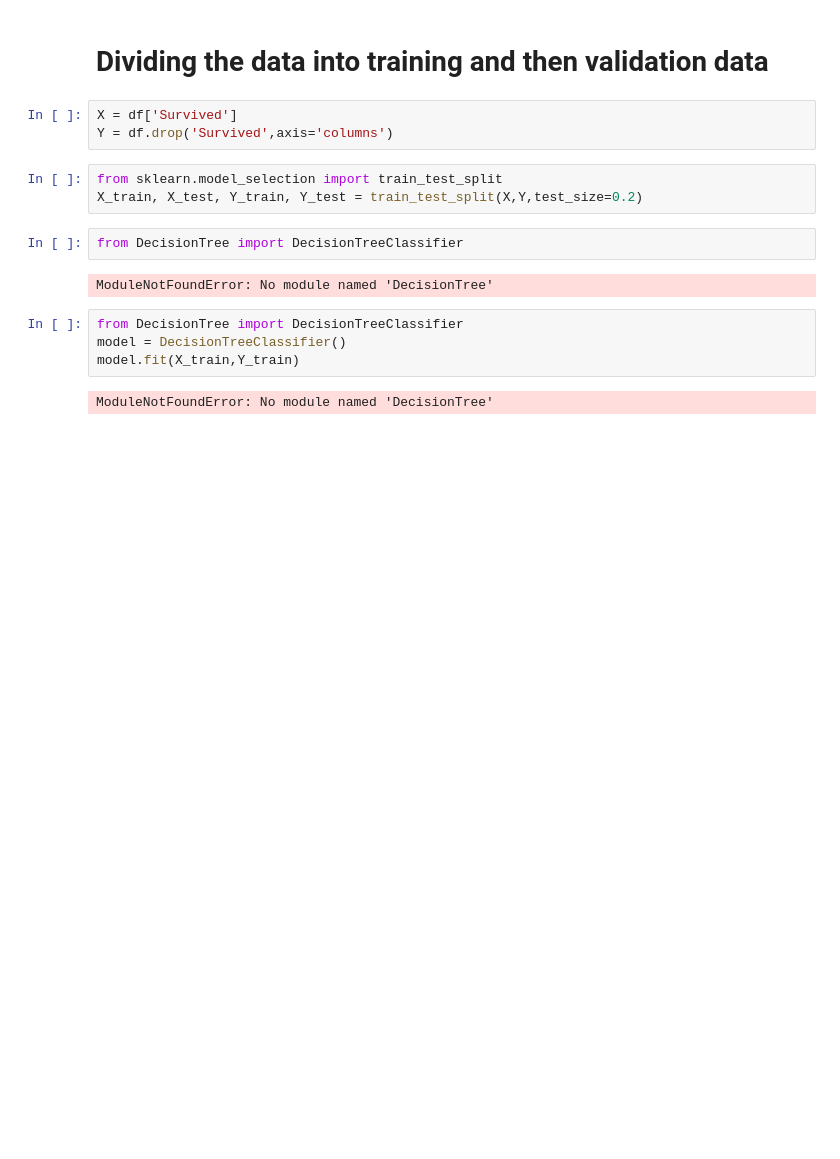
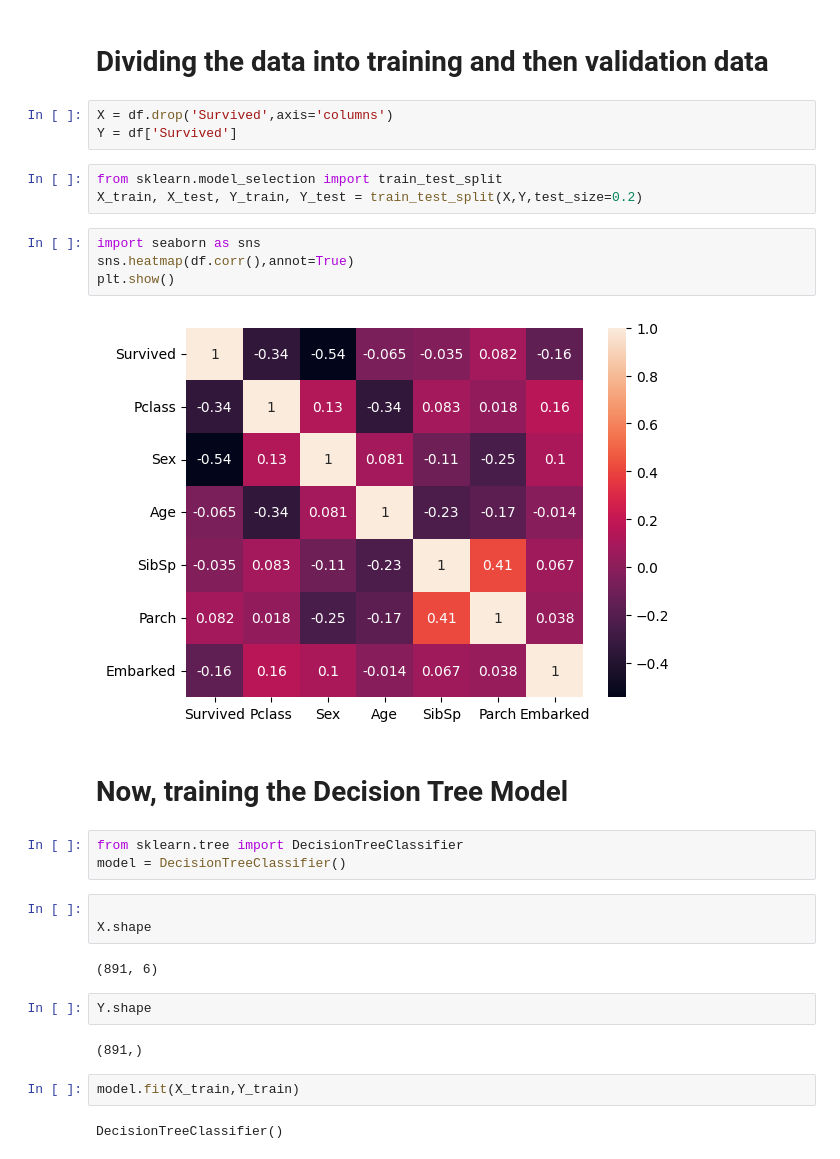
Before and after one commit to SuryaPS3/MachineLearningJourney, a Jupyter notebook: Decision_tree/salaries.ipynb, the cells around one changed output. Saved outputs shown, nothing was run; the diff lists cells and outputs as text; blank space fills up the shorter version.

Commit message:
Decision Tree

```diff
--- a/Decision_tree/salaries.ipynb
+++ b/Decision_tree/salaries.ipynb
@@ -102,18 +102,32 @@ dtype: int64
 # %% [markdown]
 # Dividing the data into training and then validation data
 # %%
-X = df['Survived']
-Y = df.drop('Survived',axis='columns')
+X = df.drop('Survived',axis='columns')
+Y = df['Survived']
 # %%
 from sklearn.model_selection import train_test_split
 X_train, X_test, Y_train, Y_test = train_test_split(X,Y,test_size=0.2)
+# %%
+import seaborn as sns
+sns.heatmap(df.corr(),annot=True)
+plt.show()
+# %% [output]
+[figure, added]
+# %% [markdown]
+# Now, training the Decision Tree Model
 # %%
-from DecisionTree import DecisionTreeClassifier
+from sklearn.tree import DecisionTreeClassifier
+model = DecisionTreeClassifier()
-# %% [output]
-ModuleNotFoundError: No module named 'DecisionTree'
 # %%
-from DecisionTree import DecisionTreeClassifier
-model = DecisionTreeClassifier()
-model.fit(X_train,Y_train)
+
+X.shape
 # %% [output]
-ModuleNotFoundError: No module named 'DecisionTree'
+(891, 6)
+# %%
+Y.shape
+# %% [output]
+(891,)
+# %%
+model.fit(X_train,Y_train)
+# %% [output]
+DecisionTreeClassifier()
```
Also changed, not shown: parts of 4 cells of this notebook.
